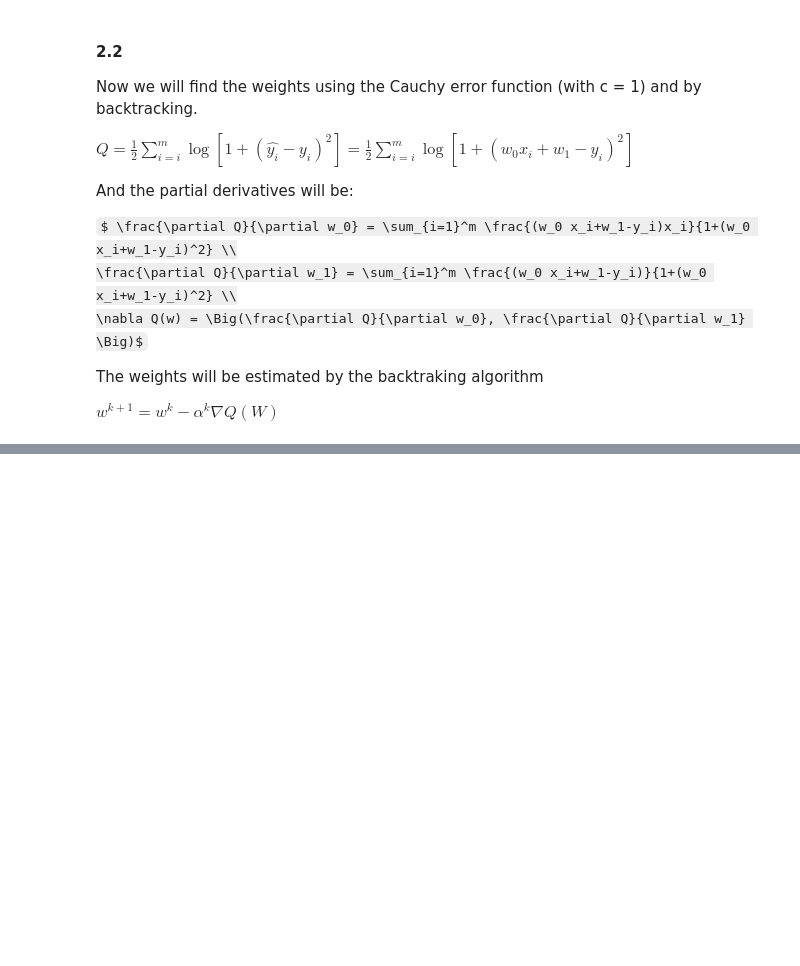
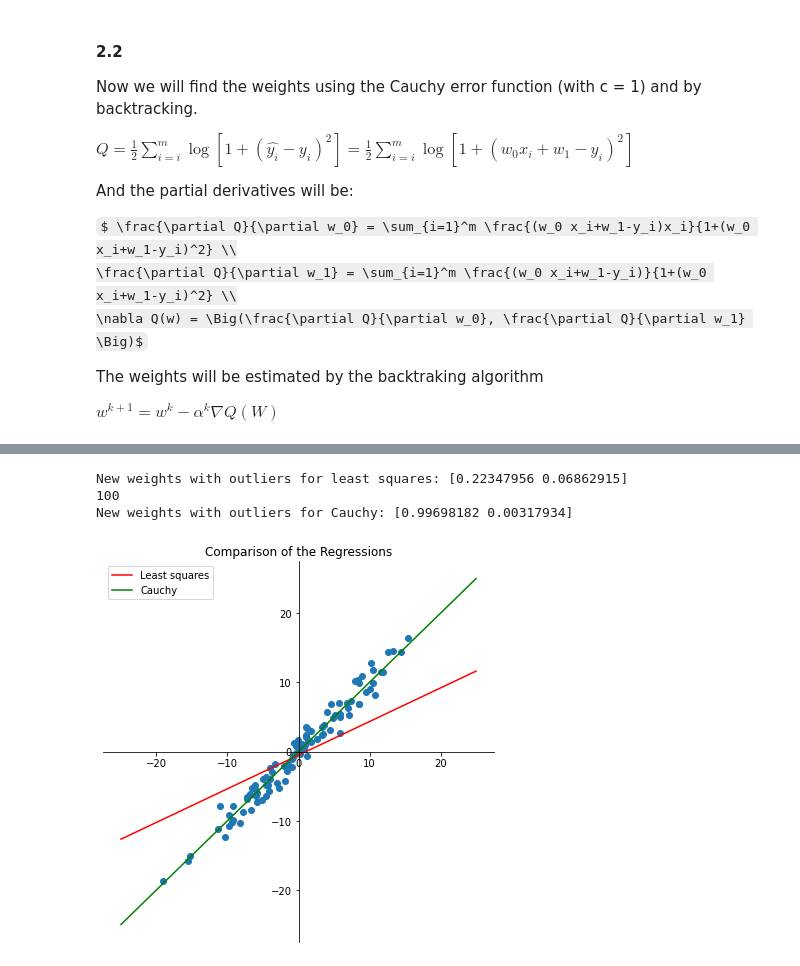
Before and after one commit to Edward484/OptimizationClassUB, a Jupyter notebook: project3/practical3.ipynb, the cells around one changed output, grey strips where cells are left out. Drawn from its saved outputs; the diff is of its cells as text; code cells hidden in the pictures; some formulas as TeX source; blank space fills up the shorter version.

```diff
--- a/project3/practical3.ipynb
+++ b/project3/practical3.ipynb
@@ -118,0 +131,33 @@ print(w_h[-1], itera)
+# %%
+itera, w_LS = back_prop(np.array([2, 8]),np.append(points, [[-40, 20], [40, -20], [-20, 40], [20, -40]], axis=0), [])
+print('New weights with outliers for least squares:', w_LS[-1])
+
+weights = grad_descent([2,8], 0.001, [], np.append(points, [[-40, 20], [40, -20], [-20, 40], [20, -40]], axis=0))
+print('New weights with outliers for Cauchy:', weights[-1])
+# %% [output]
+New weights with outliers for least squares: [0.22347956 0.06862915]
+100
+New weights with outliers for Cauchy: [0.99698182 0.00317934]
+# %%
+xs = points[:,0]
+ys = points[:,1]
+
+fig, ax = plt.subplots(figsize=(7, 7))
+ax.scatter(xs, ys)
+ax.spines['bottom'].set_position('zero')
+ax.spines['left'].set_position('zero')
+ax.spines['top'].set_visible(False)
+ax.spines['right'].set_visible(False)
+
+
+x = np. linspace(-25,25,100)
+y = w_LS[-1][0]*x+w_LS[-1][1]
+z = weights[-1][0]*x+weights[-1][1]
+plt. plot(x, y, '-r', label='Least squares')
+plt.plot(x, z, '-g', label='Cauchy')
+plt. title('Comparison of the Regressions')
+
+plt.legend()
+plt.show()
+# %% [output]
+[figure, added]
```
Also changed, not shown: parts of 6 cells of this notebook.
